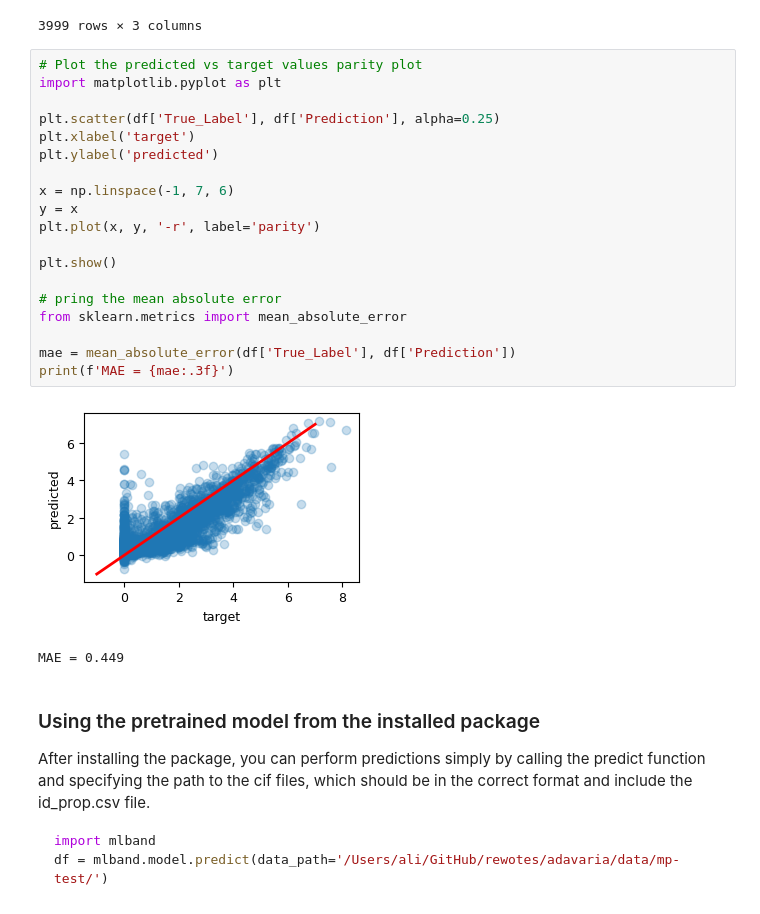
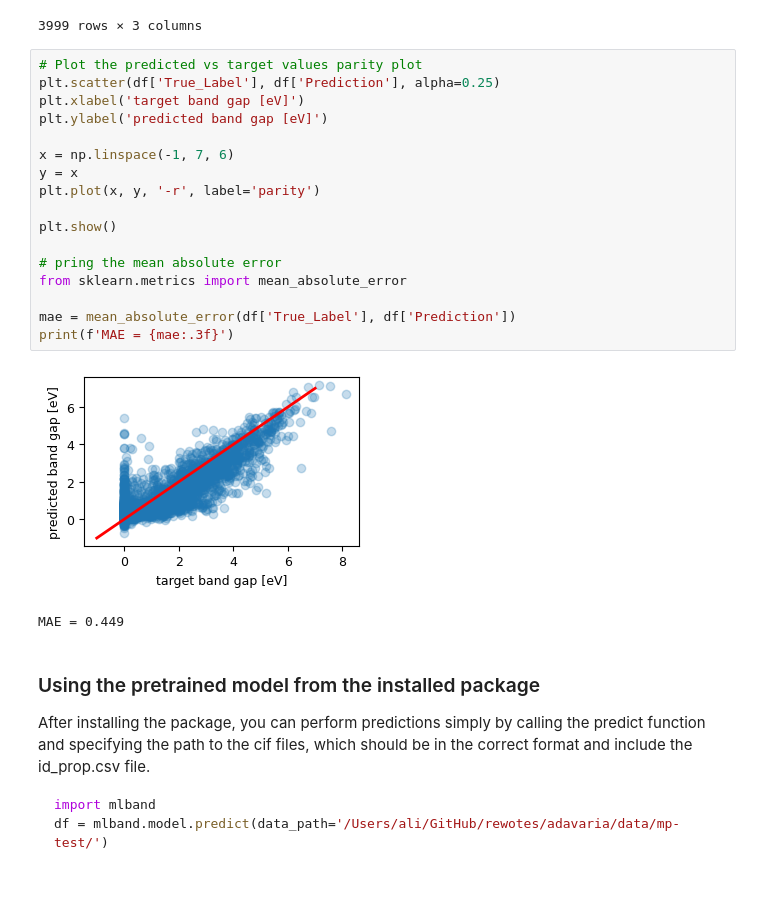
Before and after one commit to Exabyte-io/rewotes, a Jupyter notebook: adavaria/demo.ipynb, the cells around one changed output. Cells and saved outputs as stored; diff of their text form.

```diff
--- a/adavaria/demo.ipynb
+++ b/adavaria/demo.ipynb
@@ -159,25 +159,23 @@ df
 3999 rows × 3 columns
 # %%
 # Plot the predicted vs target values parity plot
-import matplotlib.pyplot as plt
-
 plt.scatter(df['True_Label'], df['Prediction'], alpha=0.25)
-plt.xlabel('target')
-plt.ylabel('predicted')
+plt.xlabel('target band gap [eV]')
+plt.ylabel('predicted band gap [eV]')
 
 x = np.linspace(-1, 7, 6)
 y = x
 plt.plot(x, y, '-r', label='parity')
 
 plt.show()
 
 # pring the mean absolute error
 from sklearn.metrics import mean_absolute_error
 
 mae = mean_absolute_error(df['True_Label'], df['Prediction'])
 print(f'MAE = {mae:.3f}')
 # %% [output]
-[figure, old version]
+[figure, new version]
 MAE = 0.449
 # %% [markdown]
 ### Using the pretrained model from the installed package
```
Also changed, not shown: parts of 1 cell of this notebook.
